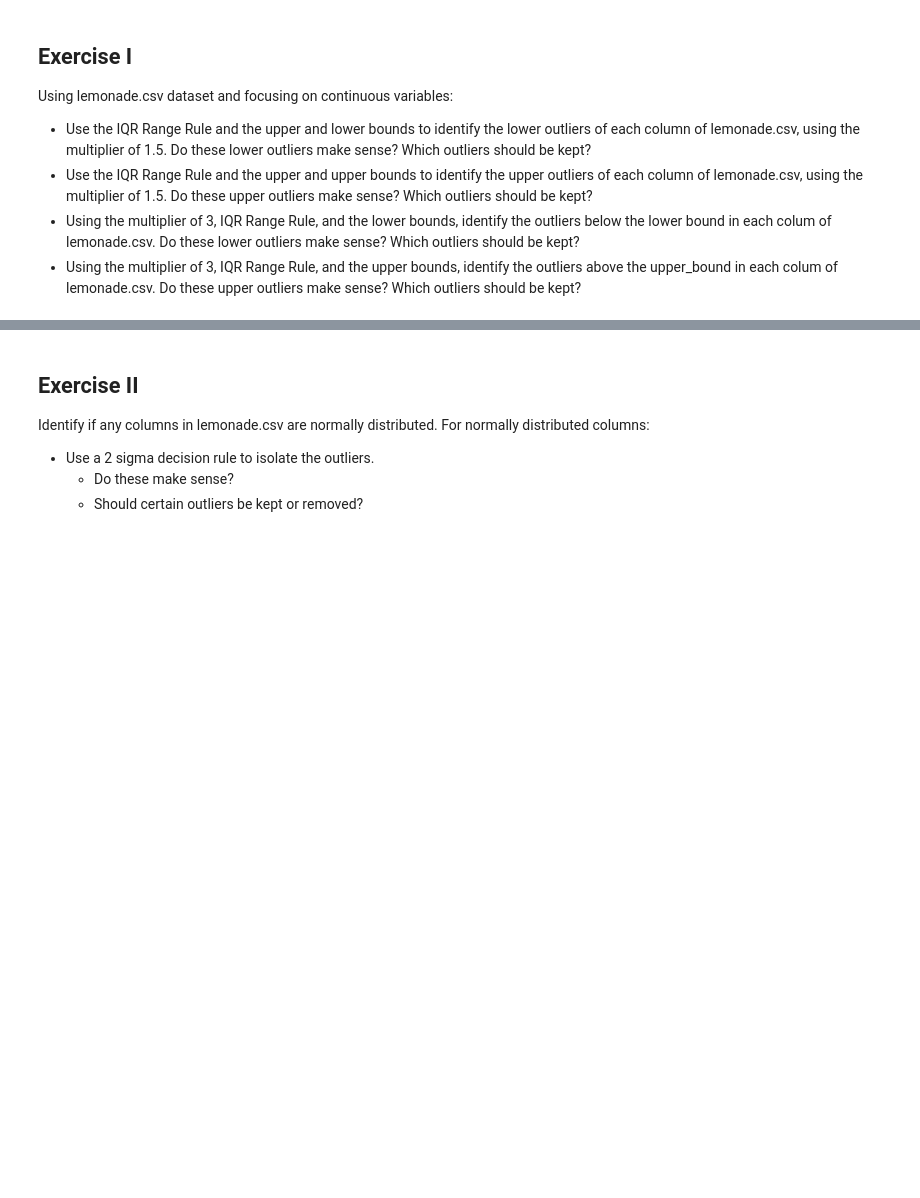
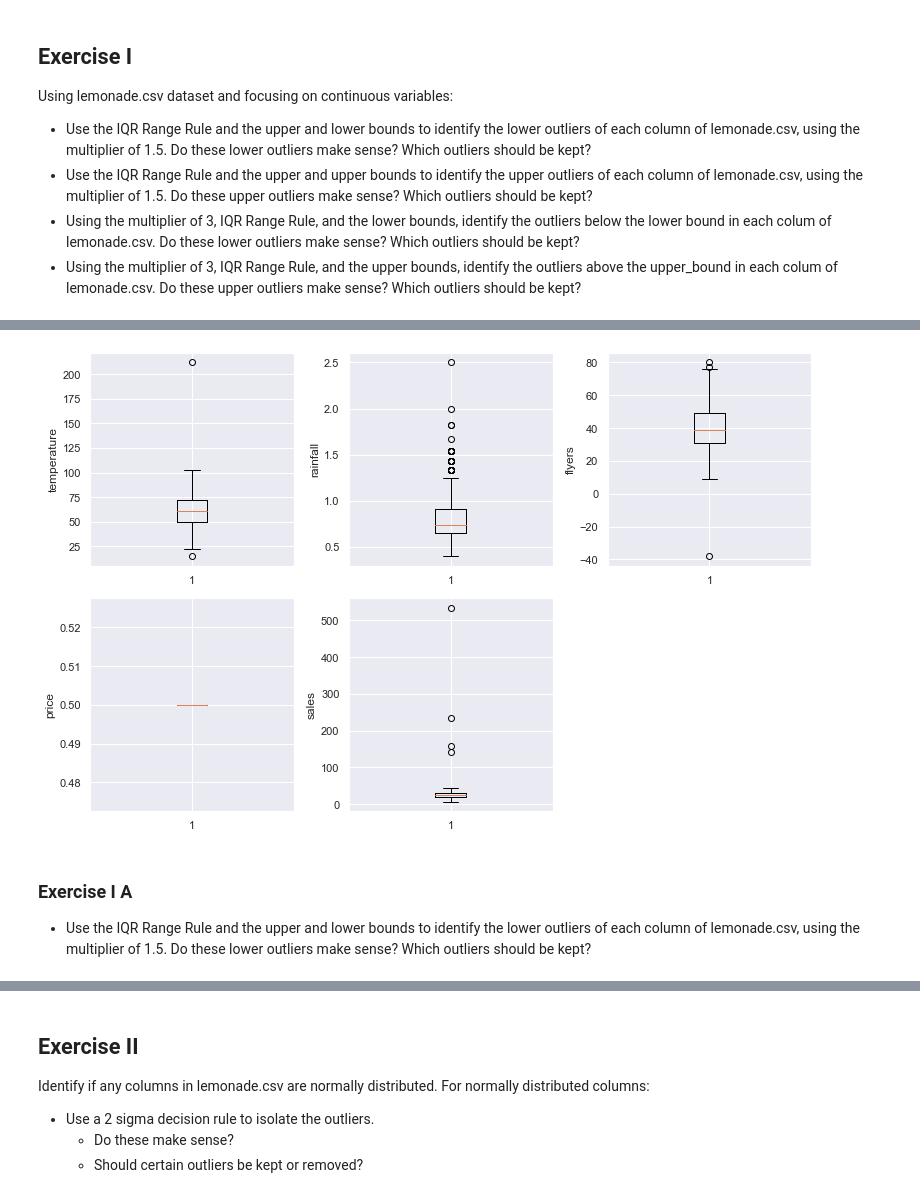
Before and after one commit to masonsherbondy/anomaly-detection-exercises, a Jupyter notebook: continuous_probabilistic_methods.ipynb, the cells around one changed output, grey strips where cells are left out. Saved outputs shown, nothing was run; the diff lists cells and outputs as text; code cells hidden in the pictures; blank space fills up the shorter version.

```diff
--- a/continuous_probabilistic_methods.ipynb
+++ b/continuous_probabilistic_methods.ipynb
@@ -16,0 +95,31 @@ Using lemonade.csv dataset and focusing on continuous variables:
+# %%
+def boxplot_grid(df, quant_vars):
+
+    '''
+    This function creates a nice sized figure, enumerates the list of features passed into the function, creates a grid of subplots,
+    and then charts boxplots for features in the list onto the subplots.
+    '''
+
+    plt.figure(figsize = (11, 7))   # create figure
+
+    for i, cat in enumerate(quant_vars):    # loop through enumerated list
+
+        plot_number = i + 1     # set plot_number to index + 1
+
+        plt.subplot(2, 3, plot_number)  # create subplot
+
+        plt.boxplot(df[cat])   # display boxplot for column
+
+        plt.ylabel(cat)     # label y-axis
+
+        plt.grid(True)      # show gridlines
+
+        plt.tight_layout();    # clean
+# %%
+# plot boxplot distributions
+boxplot_grid(lemonade, numeric)
+# %% [output]
+[figure, added]
+# %% [markdown]
+### Exercise I A
+* Use the IQR Range Rule and the upper and lower bounds to identify the lower outliers of each column of lemonade.csv, using the multiplier of 1.5. Do these lower outliers make sense? Which outliers should be kept?
```
Also changed, not shown: parts of 11 cells of this notebook.
